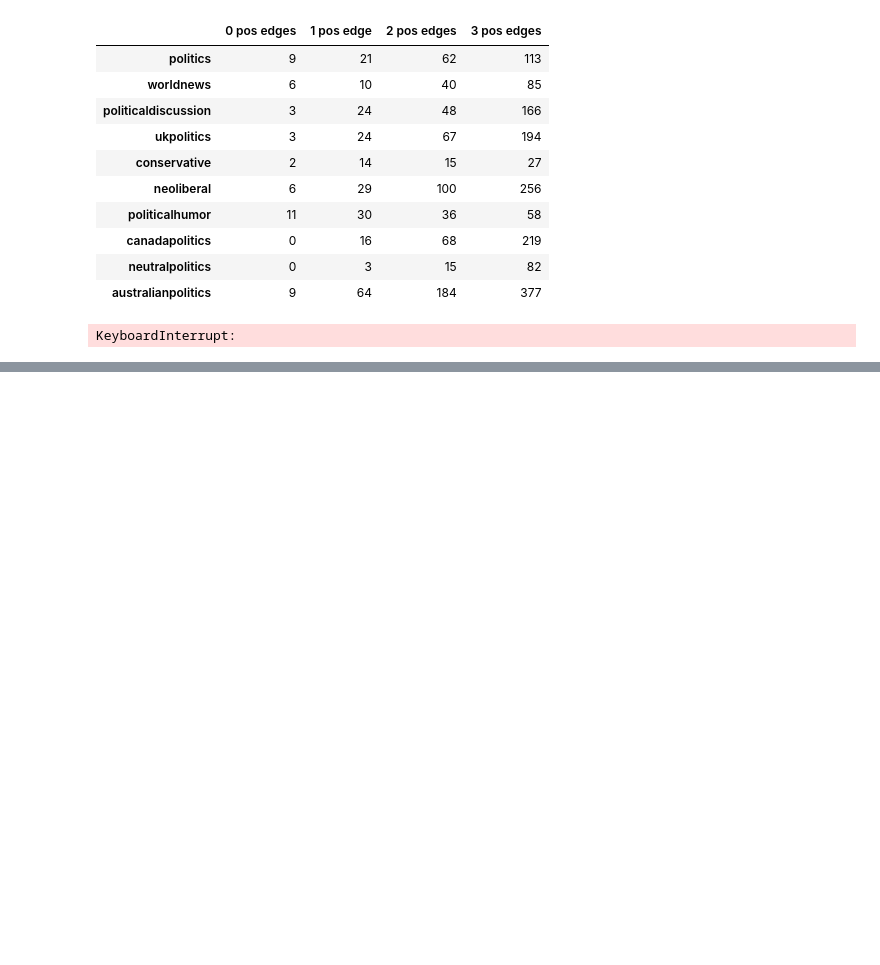
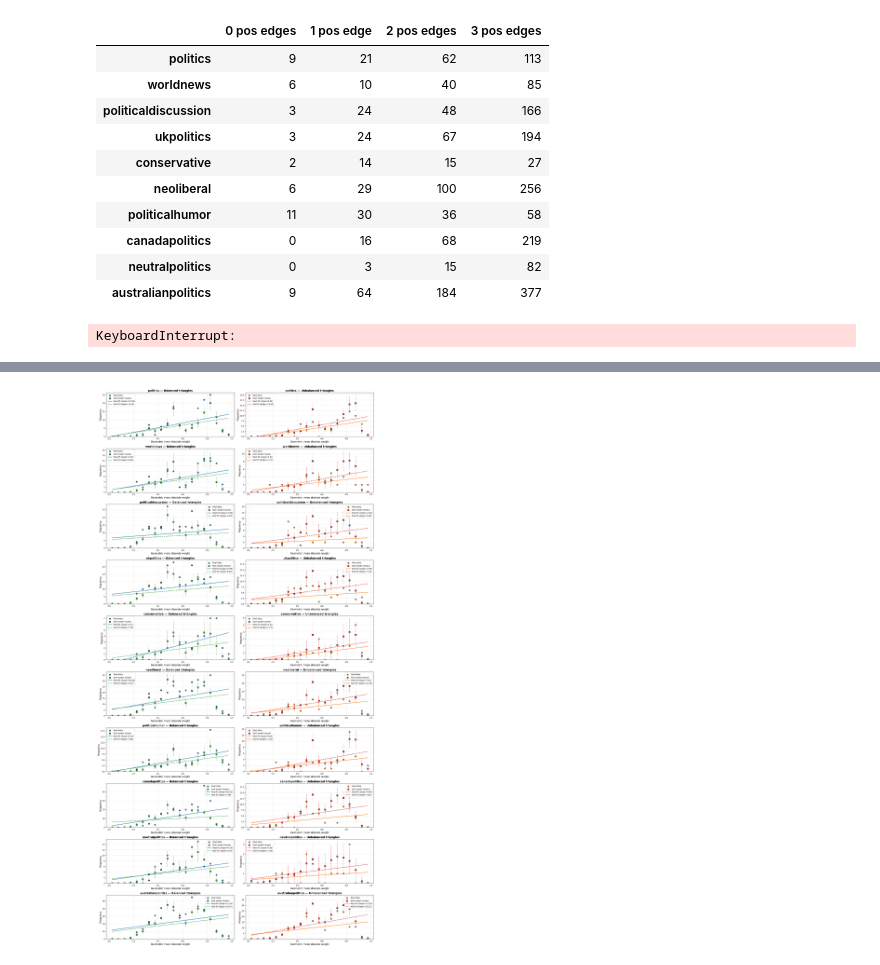
Before and after one commit to gsscala/reddit-graph, a Jupyter notebook: individual_graphs_analysis/ind_graphs.ipynb, the cells around one changed output, grey strips where cells are left out. Cells and saved outputs as stored; diff of their text form; code cells hidden in the pictures; blank space fills up the shorter version.

```diff
--- a/individual_graphs_analysis/ind_graphs.ipynb
+++ b/individual_graphs_analysis/ind_graphs.ipynb
@@ -253,0 +226,99 @@ plt.show()
+# %%
+fig, axes = plt.subplots(len(graphs), 2, figsize=(20, 4 * len(graphs)))
+if len(graphs) == 1:
+	axes = axes.reshape(1, -1)
+
+bins = np.linspace(0, 1, 21)
+bin_centers = (bins[:-1] + bins[1:]) / 2
+
+for ind, (subreddit, numerical_triangles) in enumerate(triangles.items()):
+	# Real data
+	geo_balanced = []
+	geo_unbalanced = []
+	for triangle in numerical_triangles:
+		if in_balance(triangle):
+			geo_balanced.append(geo_abs(triangle))
+		else:
+			geo_unbalanced.append(geo_abs(triangle))
+
+	counts_bal_real, _ = np.histogram(geo_balanced, bins=bins)
+	counts_unbal_real, _ = np.histogram(geo_unbalanced, bins=bins)
+
+	# Null models data
+	null_counts_bal_list = []
+	null_counts_unbal_list = []
+
+	for null_tri in null_triangles[subreddit]:
+		geo_balanced_null = []
+		geo_unbalanced_null = []
+		for triangle in null_tri:
+			if in_balance(triangle):
+				geo_balanced_null.append(geo_abs(triangle))
+			else:
+				geo_unbalanced_null.append(geo_abs(triangle))
+
+		counts_bal_null, _ = np.histogram(geo_balanced_null, bins=bins)
+		counts_unbal_null, _ = np.histogram(geo_unbalanced_null, bins=bins)
+		null_counts_bal_list.append(counts_bal_null)
+		null_counts_unbal_list.append(counts_unbal_null)
+
+	# Calculate mean and std for null models
+	null_counts_bal_mean = np.mean(null_counts_bal_list, axis=0)
+	null_counts_bal_std = np.std(null_counts_bal_list, axis=0)
+	null_counts_unbal_mean = np.mean(null_counts_unbal_list, axis=0)
+	null_counts_unbal_std = np.std(null_counts_unbal_list, axis=0)
+
+	# Plot balanced triangles
+	ax_bal = axes[ind][0]
+	ax_bal.scatter(bin_centers, counts_bal_real, color='C0', s=50, edgecolor='k', marker='o', zorder=5, label='Real data')
+	ax_bal.scatter(bin_centers, null_counts_bal_mean, color='C2', s=50, edgecolor='k', marker='s', zorder=5, label='Null model (mean)')
+	ax_bal.errorbar(bin_centers, null_counts_bal_mean, yerr=null_counts_bal_std, fmt='none', ecolor='C2', alpha=0.5, zorder=4)
+
+	# Fit lines for balanced
+	if counts_bal_real.sum() > 0 and np.count_nonzero(counts_bal_real) > 1:
+		slope, intercept = np.polyfit(bin_centers, counts_bal_real, 1)
+		y_fit = slope * bin_centers + intercept
+		ax_bal.plot(bin_centers, y_fit, color='C0', linewidth=2, zorder=10, label=f'Real fit (slope={slope:.2f})')
+
+	if null_counts_bal_mean.sum() > 0 and np.count_nonzero(null_counts_bal_mean) > 1:
+		slope_null, intercept_null = np.polyfit(bin_centers, null_counts_bal_mean, 1)
+		y_fit_null = slope_null * bin_centers + intercept_null
+		ax_bal.plot(bin_centers, y_fit_null, color='C2', linewidth=2, linestyle='--', zorder=10, label=f'Null fit (slope={slope_null:.2f})')
+
+	ax_bal.set_title(f'{subreddit} — Balanced triangles', fontsize=14, fontweight='bold')
+	ax_bal.set_xlabel('Geometric mean absolute weight', fontsize=12)
+	ax_bal.set_ylabel('Frequency', fontsize=12)
+	ax_bal.legend(fontsize=10)
+	ax_bal.tick_params(axis='both', labelsize=10)
+	ax_bal.set_ylim(bottom=0)
+	ax_bal.grid(alpha=0.3)
+
+	# Plot unbalanced triangles
+	ax_unbal = axes[ind][1]
+	ax_unbal.scatter(bin_centers, counts_unbal_real, color='C1', s=50, edgecolor='k', marker='o', zorder=5, label='Real data')
+	ax_unbal.scatter(bin_centers, null_counts_unbal_mean, color='C3', s=50, edgecolor='k', marker='s', zorder=5, label='Null model (mean)')
+	ax_unbal.errorbar(bin_centers, null_counts_unbal_mean, yerr=null_counts_unbal_std, fmt='none', ecolor='C3', alpha=0.5, zorder=4)
+
+	# Fit lines for unbalanced
+	if counts_unbal_real.sum() > 0 and np.count_nonzero(counts_unbal_real) > 1:
+		slope, intercept = np.polyfit(bin_centers, counts_unbal_real, 1)
+		y_fit = slope * bin_centers + intercept
+		ax_unbal.plot(bin_centers, y_fit, color='C1', linewidth=2, zorder=10, label=f'Real fit (slope={slope:.2f})')
+
+	if null_counts_unbal_mean.sum() > 0 and np.count_nonzero(null_counts_unbal_mean) > 1:
+		slope_null, intercept_null = np.polyfit(bin_centers, null_counts_unbal_mean, 1)
+		y_fit_null = slope_null * bin_centers + intercept_null
+		ax_unbal.plot(bin_centers, y_fit_null, color='C3', linewidth=2, linestyle='--', zorder=10, label=f'Null fit (slope={slope_null:.2f})')
+
+	ax_unbal.set_title(f'{subreddit} — Unbalanced triangles', fontsize=14, fontweight='bold')
+	ax_unbal.set_xlabel('Geometric mean absolute weight', fontsize=12)
+	ax_unbal.set_ylabel('Frequency', fontsize=12)
+	ax_unbal.legend(fontsize=10)
+	ax_unbal.tick_params(axis='both', labelsize=10)
+	ax_unbal.set_ylim(bottom=0)
+	ax_unbal.grid(alpha=0.3)
+
+plt.tight_layout()
+plt.show()
+# %% [output]
+[figure, added]
```
Also changed, not shown: parts of 4 cells of this notebook.
